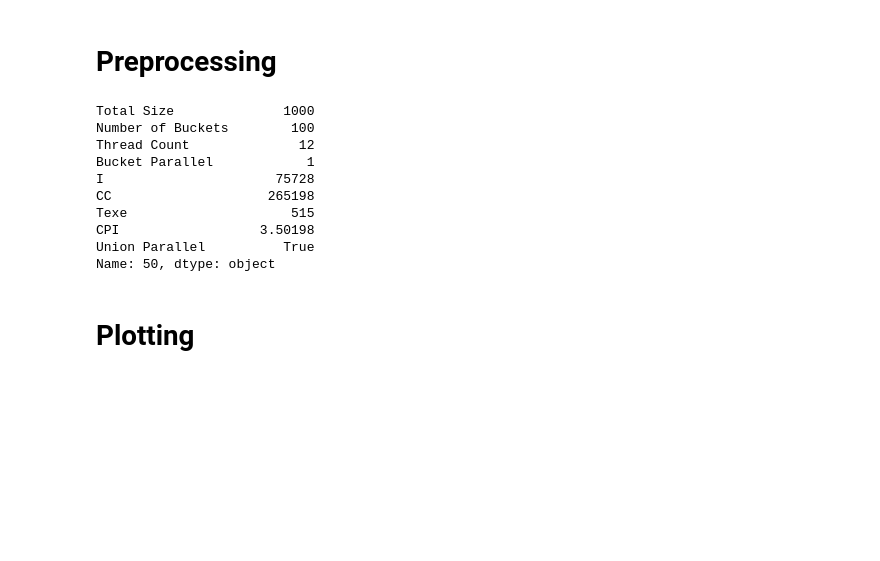
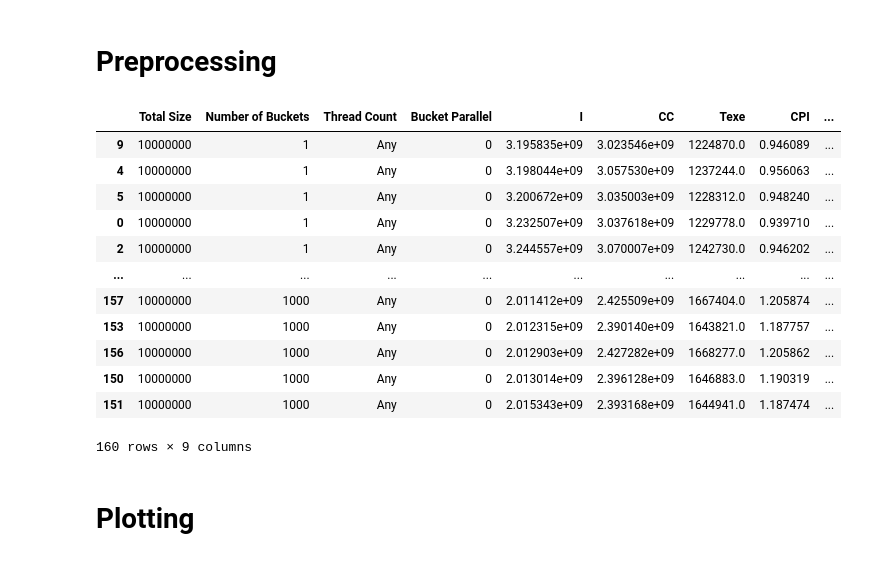
Before and after one commit to GilbertoCunha/ParallelComputing, a Jupyter notebook: Trabalho2/DataPlots.ipynb, the cells around one changed output. Cells and saved outputs as stored; diff of their text form; code cells hidden in the pictures; blank space fills up the shorter version.

```diff
--- a/Trabalho2/DataPlots.ipynb
+++ b/Trabalho2/DataPlots.ipynb
@@ -7,26 +7,29 @@ import numpy as np
 # %% [markdown]
 # Preprocessing
 # %%
-df = pd.read_csv("new1.csv")
+df = pd.read_csv("/home/gilbertocunha/Desktop/buckets.csv")
 columns = {"Parallel": "Bucket Parallel"}
 df.rename(columns=columns, inplace=True)
 df["Union Parallel"] = df["Cutoff"] == 420
 df.loc[(df["Thread Count"]==1) & (df["Bucket Parallel"]==0), "Thread Count"] = "Any"
 df.drop(columns=["Sort Function", "Cutoff"], inplace=True)
 df = df.sort_values(list(df.columns))
-# %%
-df.iloc[df["Texe"].idxmin()]
-# %% [output]
-Total Size              1000
-Number of Buckets        100
-Thread Count              12
-Bucket Parallel            1
-I                      75728
-CC                    265198
-Texe                     515
-CPI                  3.50198
-Union Parallel          True
-Name: 50, dtype: object
+# %%
+df
+# %% [output]
+|  | Total Size | Number of Buckets | Thread Count | Bucket Parallel | I | CC | Texe | CPI | ... |
+| 9 | 10000000 | 1 | Any | 0 | 3.195835e+09 | 3.023546e+09 | 1224870.0 | 0.946089 | ... |
+| 4 | 10000000 | 1 | Any | 0 | 3.198044e+09 | 3.057530e+09 | 1237244.0 | 0.956063 | ... |
+| 5 | 10000000 | 1 | Any | 0 | 3.200672e+09 | 3.035003e+09 | 1228312.0 | 0.948240 | ... |
+| 0 | 10000000 | 1 | Any | 0 | 3.232507e+09 | 3.037618e+09 | 1229778.0 | 0.939710 | ... |
+| 2 | 10000000 | 1 | Any | 0 | 3.244557e+09 | 3.070007e+09 | 1242730.0 | 0.946202 | ... |
+| ... | ... | ... | ... | ... | ... | ... | ... | ... | ... |
+| 157 | 10000000 | 1000 | Any | 0 | 2.011412e+09 | 2.425509e+09 | 1667404.0 | 1.205874 | ... |
+| 153 | 10000000 | 1000 | Any | 0 | 2.012315e+09 | 2.390140e+09 | 1643821.0 | 1.187757 | ... |
+| 156 | 10000000 | 1000 | Any | 0 | 2.012903e+09 | 2.427282e+09 | 1668277.0 | 1.205862 | ... |
+| 150 | 10000000 | 1000 | Any | 0 | 2.013014e+09 | 2.396128e+09 | 1646883.0 | 1.190319 | ... |
+| 151 | 10000000 | 1000 | Any | 0 | 2.015343e+09 | 2.393168e+09 | 1644941.0 | 1.187474 | ... |
+160 rows × 9 columns
 # %% [markdown]
 # Plotting
 # %%
```
Also changed, not shown: parts of 4 cells of this notebook, 5 other files.
